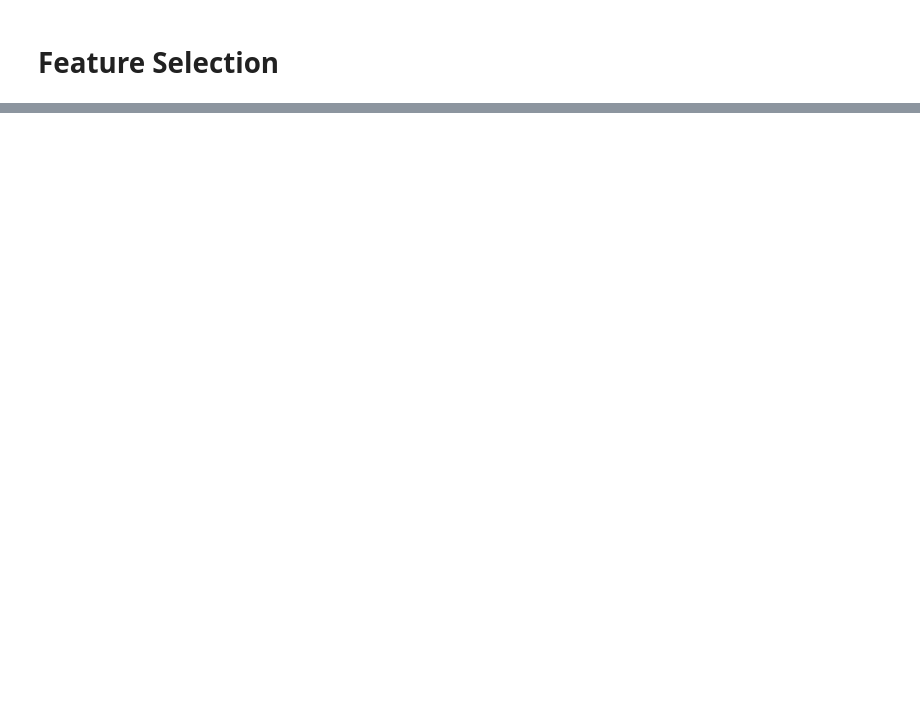
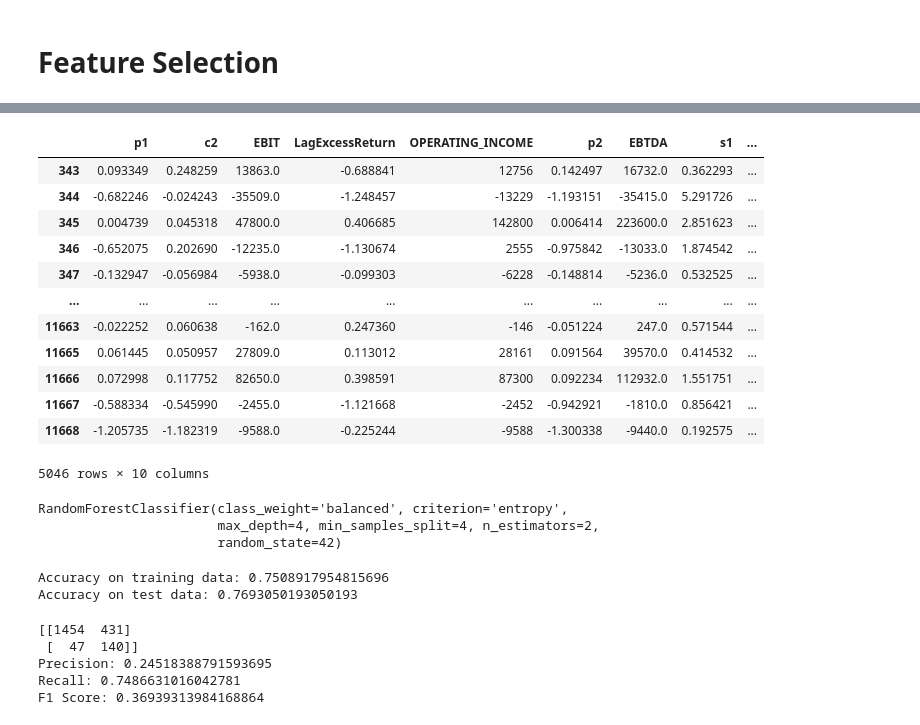
Before and after one commit to daye-oa/Afo, a Jupyter notebook: Finance assignemnt/Finance Assigment - classification.ipynb, the cells around one changed output, grey strips where cells are left out. Saved outputs shown, nothing was run; the diff lists cells and outputs as text; code cells hidden in the pictures; blank space fills up the shorter version.

```diff
--- a/Finance assignemnt/Finance Assigment - classification.ipynb
+++ b/Finance assignemnt/Finance Assigment - classification.ipynb
@@ -1001,0 +1097,8 @@ print(f"F1 Score: {f1_score_knc}")
+# %%
+importances_rfc = rfc.feature_importances_
+# %%
+indices_rfc = np.argsort(importances_rfc)[::-1]
+
+# To get the top 5 features
+for f in range(10):
+    print("%d. feature %d (%f)" % (f + 1, indices_rfc[f], importances_rfc[indices_rfc[f]]))
@@ -1001,0 +1116,25 @@ print(f"F1 Score: {f1_score_knc}")
+# %%
+X_train.iloc[:, indices_rfc[:10]]
+# %% [output]
+|  | p1 | c2 | EBIT | LagExcessReturn | OPERATING_INCOME | p2 | EBTDA | s1 | ... |
+| 343 | 0.093349 | 0.248259 | 13863.0 | -0.688841 | 12756 | 0.142497 | 16732.0 | 0.362293 | ... |
+| 344 | -0.682246 | -0.024243 | -35509.0 | -1.248457 | -13229 | -1.193151 | -35415.0 | 5.291726 | ... |
+| 345 | 0.004739 | 0.045318 | 47800.0 | 0.406685 | 142800 | 0.006414 | 223600.0 | 2.851623 | ... |
+| 346 | -0.652075 | 0.202690 | -12235.0 | -1.130674 | 2555 | -0.975842 | -13033.0 | 1.874542 | ... |
+| 347 | -0.132947 | -0.056984 | -5938.0 | -0.099303 | -6228 | -0.148814 | -5236.0 | 0.532525 | ... |
+| ... | ... | ... | ... | ... | ... | ... | ... | ... | ... |
+| 11663 | -0.022252 | 0.060638 | -162.0 | 0.247360 | -146 | -0.051224 | 247.0 | 0.571544 | ... |
+| 11665 | 0.061445 | 0.050957 | 27809.0 | 0.113012 | 28161 | 0.091564 | 39570.0 | 0.414532 | ... |
+| 11666 | 0.072998 | 0.117752 | 82650.0 | 0.398591 | 87300 | 0.092234 | 112932.0 | 1.551751 | ... |
+| 11667 | -0.588334 | -0.545990 | -2455.0 | -1.121668 | -2452 | -0.942921 | -1810.0 | 0.856421 | ... |
+| 11668 | -1.205735 | -1.182319 | -9588.0 | -0.225244 | -9588 | -1.300338 | -9440.0 | 0.192575 | ... |
+5046 rows × 10 columns
+# %%
+X_train_selected_rfc = X_train.iloc[:, indices_rfc[:10]]
+X_test_selected_rfc = X_test.iloc[:, indices_rfc[:10]]
+
+rfc.fit(X_train_selected_rfc, y_train)
+# %% [output]
+RandomForestClassifier(class_weight='balanced', criterion='entropy',
+                       max_depth=4, min_samples_split=4, n_estimators=2,
+                       random_state=42)
@@ -1001,0 +1148,39 @@ print(f"F1 Score: {f1_score_knc}")
+# %%
+
+# Calculate the accuracy of the model
+accuracy_rfc_train = metrics.accuracy_score(y_train, y_pred_rfc_train)
+
+# Calculate the accuracy of the model
+accuracy_rfc_test = metrics.accuracy_score(y_test, y_pred_rfc_test)
+
+print(f"Accuracy on training data: {accuracy_rfc_train}")
+print(f"Accuracy on test data: {accuracy_rfc_test}")
+# %% [output]
+Accuracy on training data: 0.7508917954815696
+Accuracy on test data: 0.7693050193050193
+# %%
+
+# calculate the confusion matrix for the test data and the predictions of test data
+conf_matrix_rfc = confusion_matrix(y_test, y_pred_rfc_test)
+
+# print the confusion matrix
+print(conf_matrix_rfc)
+
+# calculate the precision, recall, and f1 score
+precision_rfc = metrics.precision_score(y_test, y_pred_rfc_test)
+
+recall_rfc = metrics.recall_score(y_test, y_pred_rfc_test)
+
+f1_score_rfc = metrics.f1_score(y_test, y_pred_rfc_test)
+
+# print the precision, recall, and f1 score
+
+print(f"Precision: {precision_rfc}")
+print(f"Recall: {recall_rfc}")
+print(f"F1 Score: {f1_score_rfc}")
+# %% [output]
+[[1454  431]
+ [  47  140]]
+Precision: 0.24518388791593695
+Recall: 0.7486631016042781
+F1 Score: 0.36939313984168864
```
Also changed, not shown: parts of 47 cells of this notebook.
